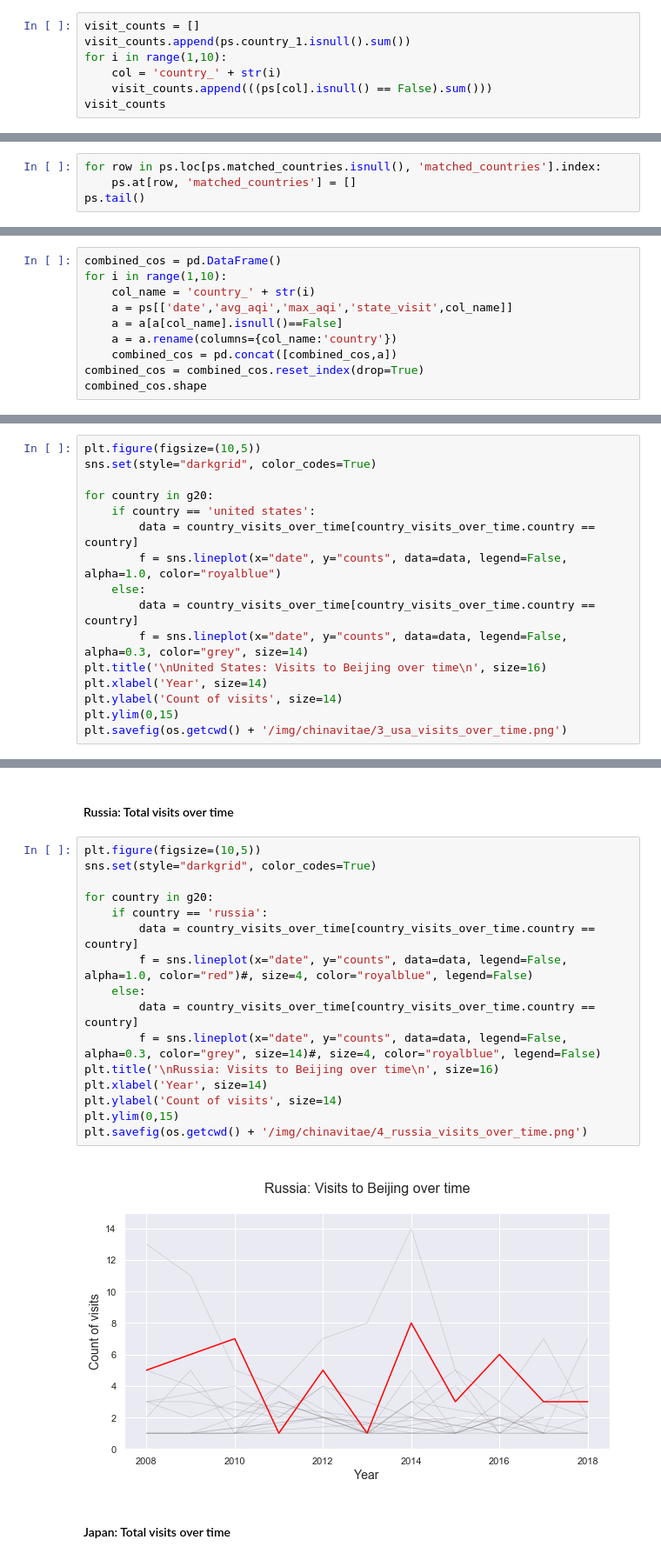
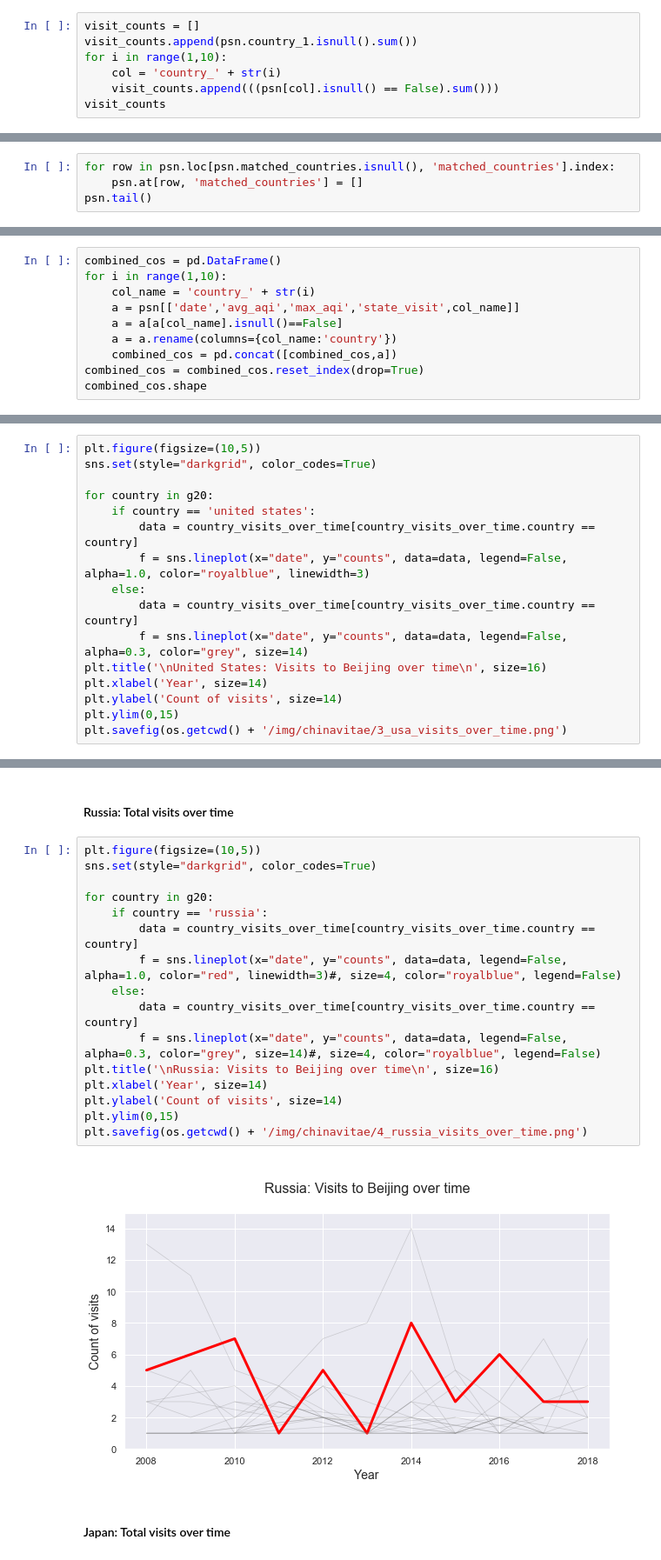
Before and after one commit to yontartu/wuran, a Jupyter notebook: beijing_aqi_analysis.ipynb, the cells around one changed output, grey strips where cells are left out. Shown at 87% size. Saved outputs shown, nothing was run; the diff lists cells and outputs as text.

```diff
--- a/beijing_aqi_analysis.ipynb
+++ b/beijing_aqi_analysis.ipynb
@@ -982,9 +1026,9 @@ ps.head(3)
 # %%
 visit_counts = []
-visit_counts.append(ps.country_1.isnull().sum())
+visit_counts.append(psn.country_1.isnull().sum())
 for i in range(1,10):
     col = 'country_' + str(i)
-    visit_counts.append(((ps[col].isnull() == False).sum()))
+    visit_counts.append(((psn[col].isnull() == False).sum()))
 visit_counts
 # %% [output]
 [3357, 661, 151, 38, 19, 14, 4, 2, 2, 1]
@@ -1052,5 +1098,5 @@ ps.head(3)
 # %%
-for row in ps.loc[ps.matched_countries.isnull(), 'matched_countries'].index:
-    ps.at[row, 'matched_countries'] = []
-ps.tail()
+for row in psn.loc[psn.matched_countries.isnull(), 'matched_countries'].index:
+    psn.at[row, 'matched_countries'] = []
+psn.tail()
 # %% [output]
@@ -1066,7 +1112,7 @@ Loop through country columns, subset dataframe, then concat together
 combined_cos = pd.DataFrame()
 for i in range(1,10):
     col_name = 'country_' + str(i)
-    a = ps[['date','avg_aqi','max_aqi','state_visit',col_name]]
+    a = psn[['date','avg_aqi','max_aqi','state_visit',col_name]]
     a = a[a[col_name].isnull()==False]
     a = a.rename(columns={col_name:'country'})
     combined_cos = pd.concat([combined_cos,a])
@@ -1162,7 +1208,7 @@ sns.set(style="darkgrid", color_codes=True)
 for country in g20:
     if country == 'united states':
         data = country_visits_over_time[country_visits_over_time.country == country]
-        f = sns.lineplot(x="date", y="counts", data=data, legend=False, alpha=1.0, color="royalblue")
+        f = sns.lineplot(x="date", y="counts", data=data, legend=False, alpha=1.0, color="royalblue", linewidth=3)
     else:
         data = country_visits_over_time[country_visits_over_time.country == country]
         f = sns.lineplot(x="date", y="counts", data=data, legend=False, alpha=0.3, color="grey", size=14)
@@ -1178,21 +1224,21 @@ plt.savefig(os.getcwd() + '/img/chinavitae/3_usa_visits_over_time.png')
 # %%
 plt.figure(figsize=(10,5))
 sns.set(style="darkgrid", color_codes=True)
 
 for country in g20:
     if country == 'russia':
         data = country_visits_over_time[country_visits_over_time.country == country]
-        f = sns.lineplot(x="date", y="counts", data=data, legend=False, alpha=1.0, color="red")#, size=4, color="royalblue", legend=False)
+        f = sns.lineplot(x="date", y="counts", data=data, legend=False, alpha=1.0, color="red", linewidth=3)#, size=4, color="royalblue", legend=False)
     else:
         data = country_visits_over_time[country_visits_over_time.country == country]
         f = sns.lineplot(x="date", y="counts", data=data, legend=False, alpha=0.3, color="grey", size=14)#, size=4, color="royalblue", legend=False)
 plt.title('\nRussia: Visits to Beijing over time\n', size=16)
 plt.xlabel('Year', size=14)
 plt.ylabel('Count of visits', size=14)
 plt.ylim(0,15)
 plt.savefig(os.getcwd() + '/img/chinavitae/4_russia_visits_over_time.png')
 # %% [output]
-[figure, old version]
+[figure, new version]
 # %% [markdown]
 #### Japan: Total visits over time
 # %%
```
Also changed, not shown: parts of 59 cells of this notebook.
